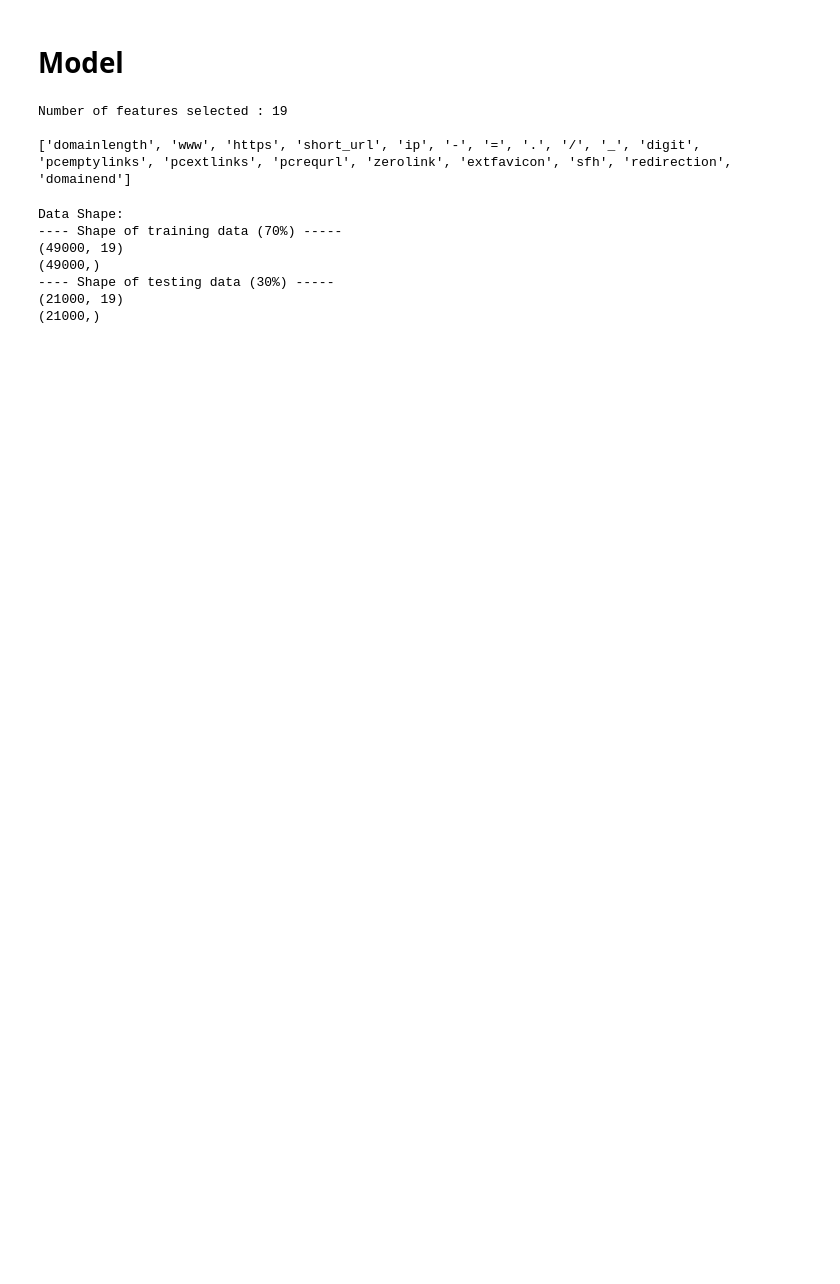
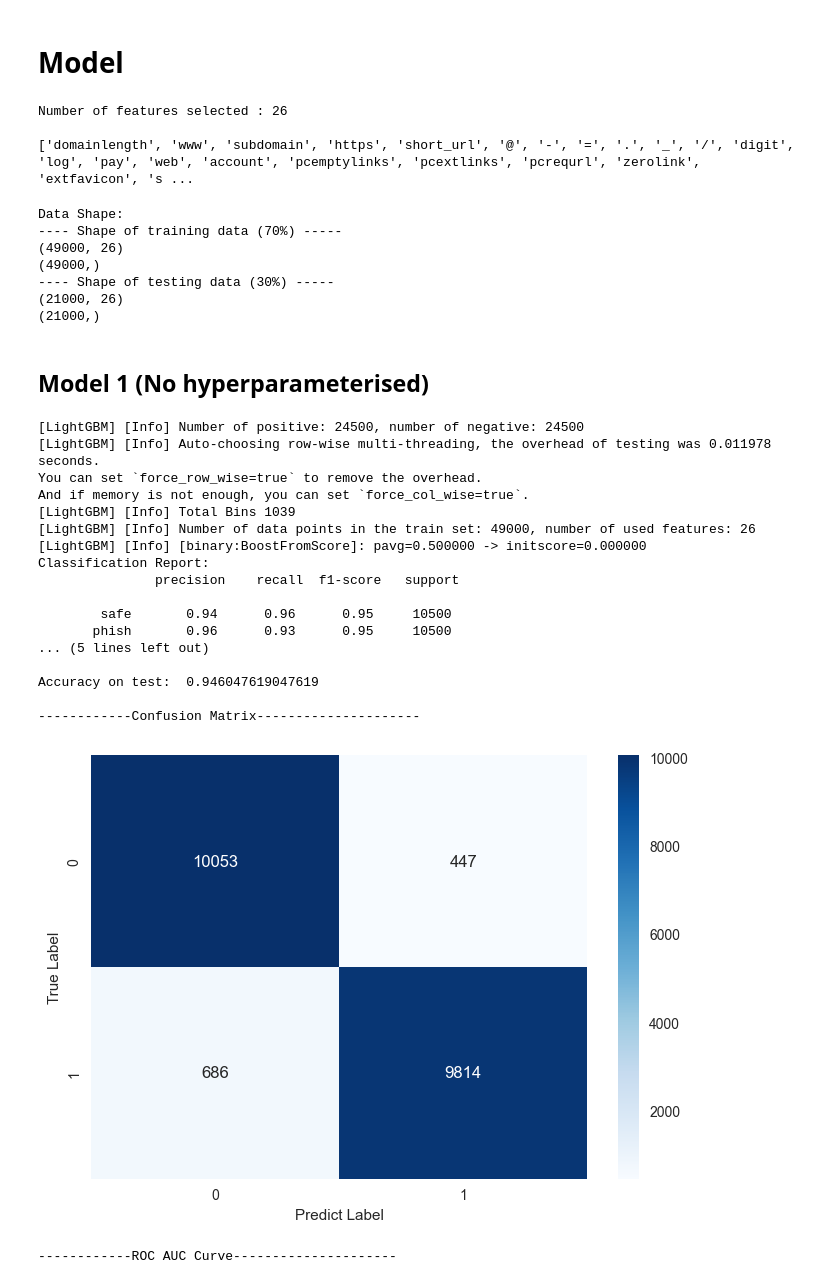
Before and after one commit to Senior-Synergy/linkscope-back, a Jupyter notebook: model/model_final.ipynb, the cells around one changed output. Saved outputs shown, nothing was run; the diff lists cells and outputs as text; code cells hidden in the pictures; blank space fills up the shorter version.

```diff
--- a/model/model_final.ipynb
+++ b/model/model_final.ipynb
@@ -69,14 +39,13 @@ X = df.drop(['label', 'url'], axis=1)
 y = np.array(df['label'])
 # %%
-features_selected_ver3 = ['domainlength', 'www', 'https', 'short_url', 'ip', '-', '=', '.', '/', '_', 'digit', 'pcemptylinks', 'pcextlinks', 'pcrequrl', 'zerolink',
-                          'extfavicon', 'sfh', 'redirection', 'domainend']
+features_selected = ['domainlength', 'www' ,'subdomain' ,'https', 'short_url', '@','-', '=', '.', '_', '/' ,
+                          'digit' ,'log' ,'pay' ,'web', 'account' ,'pcemptylinks', 'pcextlinks', 'pcrequrl', 'zerolink', 'extfavicon' ,'submit2email' ,'sfh' ,'redirection', 'domainage', 'domainend']
 
-features_selected = features_selected_ver3
 print('Number of features selected :', len(features_selected))
 print()
 print(features_selected)
 # %% [output]
-Number of features selected : 19
+Number of features selected : 26
 
-['domainlength', 'www', 'https', 'short_url', 'ip', '-', '=', '.', '/', '_', 'digit', 'pcemptylinks', 'pcextlinks', 'pcrequrl', 'zerolink', 'extfavicon', 'sfh', 'redirection', 'domainend']
+['domainlength', 'www', 'subdomain', 'https', 'short_url', '@', '-', '=', '.', '_', '/', 'digit', 'log', 'pay', 'web', 'account', 'pcemptylinks', 'pcextlinks', 'pcrequrl', 'zerolink', 'extfavicon', 's ...
 # %%
@@ -86,6 +53,5 @@ X_selected = X[features_selected]
 # %%
-X_train, X_test, y_train, y_test = train_test_split(
-    X_selected, y, test_size=0.30, shuffle=True, stratify=y)
+X_train, X_test, y_train, y_test = train_test_split(X, y, test_size=0.30, shuffle=True, stratify=y)
 print("Data Shape: ")
 print("---- Shape of training data (70%) -----")
 print(X_train.shape)
@@ -96,8 +62,44 @@ print(y_test.shape)
 # %% [output]
 Data Shape:
 ---- Shape of training data (70%) -----
-(49000, 19)
+(49000, 26)
 (49000,)
 ---- Shape of testing data (30%) -----
-(21000, 19)
+(21000, 26)
 (21000,)
+# %%
+# Train Models with Train-Test-Split
+def model_training(model, X_train, y_train, X_test, y_test):
+      result_model = []
+      start = time.time()
+      model.fit(X_train, y_train)
+      end = time.time()
+      y_pred = model.predict(X_test)
+      result_model.append({
+          'model' : model,
+          'fit_time' : end-start,
+          'feature_importances' : model.feature_importances_ if hasattr(model, 'feature_importances_') else None,
+          'accuracy score' : model.score(X_test, y_test),
+          'classification_report' : classification_report(y_test, y_pred, output_dict = True),
+          'confusion_matrix' : confusion_matrix(y_test,y_pred)
+      })
+
+      print("Classification Report: \n", classification_report(y_test, y_pred,target_names=['safe','phish']),'\n')
+      #print("Accuracy on train:  ",clf.score(x_train1[selected_features],y_train).round(3))
+      print("Accuracy on test: ", model.score(X_test,y_test),'\n')
+
+      print('------------Confusion Matrix---------------------')
+      cf= confusion_matrix(y_test,y_pred)
+      sns.heatmap(cf,annot=True,cmap='Blues',fmt='d')
+      plt.ylabel("True Label")
+      plt.xlabel("Predict Label")
+      plt.show()
+      print()
+
+      print('------------ROC AUC Curve---------------------')
+      visualizer = ROCAUC(model, classes=['safe', 'phish'])
+      visualizer.fit(X_train, y_train)
+      visualizer.score(X_test, y_test)
+      visualizer.show()
+
+      return result_model
@@ -103,0 +124,25 @@ Data Shape:
+# %% [markdown]
+## Model 1 (No hyperparameterised)
+# %%
+model1 = lgb.LGBMClassifier()
+model1_result = model_training(model1, X_train, y_train, X_test, y_test)
+# %% [output]
+[LightGBM] [Info] Number of positive: 24500, number of negative: 24500
+[LightGBM] [Info] Auto-choosing row-wise multi-threading, the overhead of testing was 0.011978 seconds.
+You can set `force_row_wise=true` to remove the overhead.
+And if memory is not enough, you can set `force_col_wise=true`.
+[LightGBM] [Info] Total Bins 1039
+[LightGBM] [Info] Number of data points in the train set: 49000, number of used features: 26
+[LightGBM] [Info] [binary:BoostFromScore]: pavg=0.500000 -> initscore=0.000000
+Classification Report:
+               precision    recall  f1-score   support
+
+        safe       0.94      0.96      0.95     10500
+       phish       0.96      0.93      0.95     10500
+... (5 lines left out)
+
+Accuracy on test:  0.946047619047619
+
+------------Confusion Matrix---------------------
+[figure, added]
+------------ROC AUC Curve---------------------
```
Also changed, not shown: parts of 34 cells of this notebook, 2 other files.
